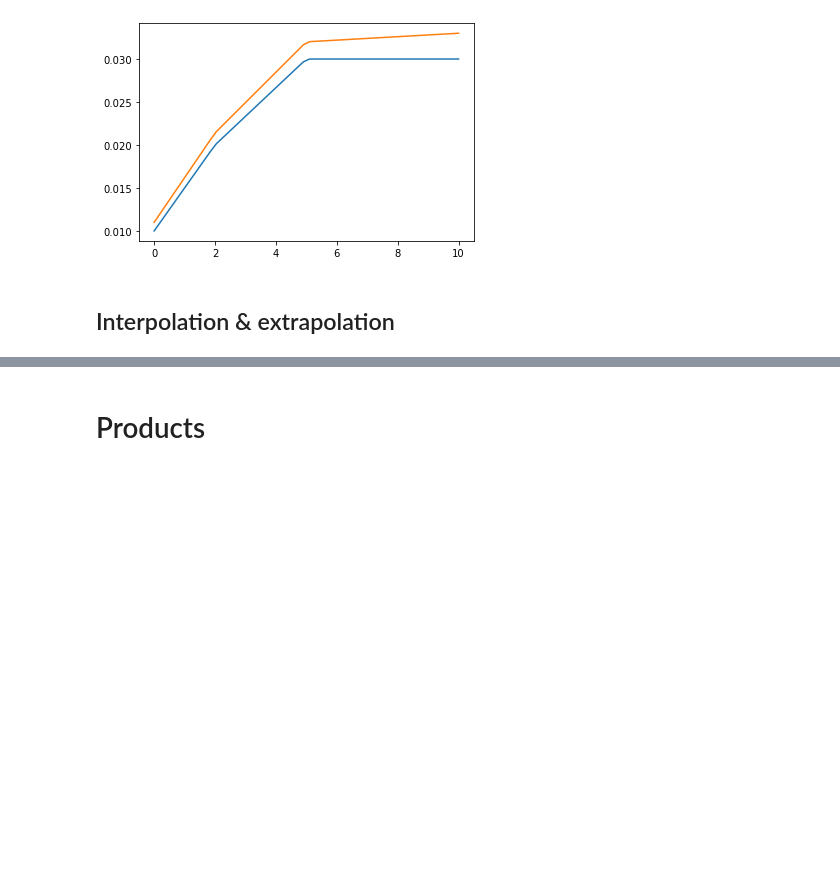
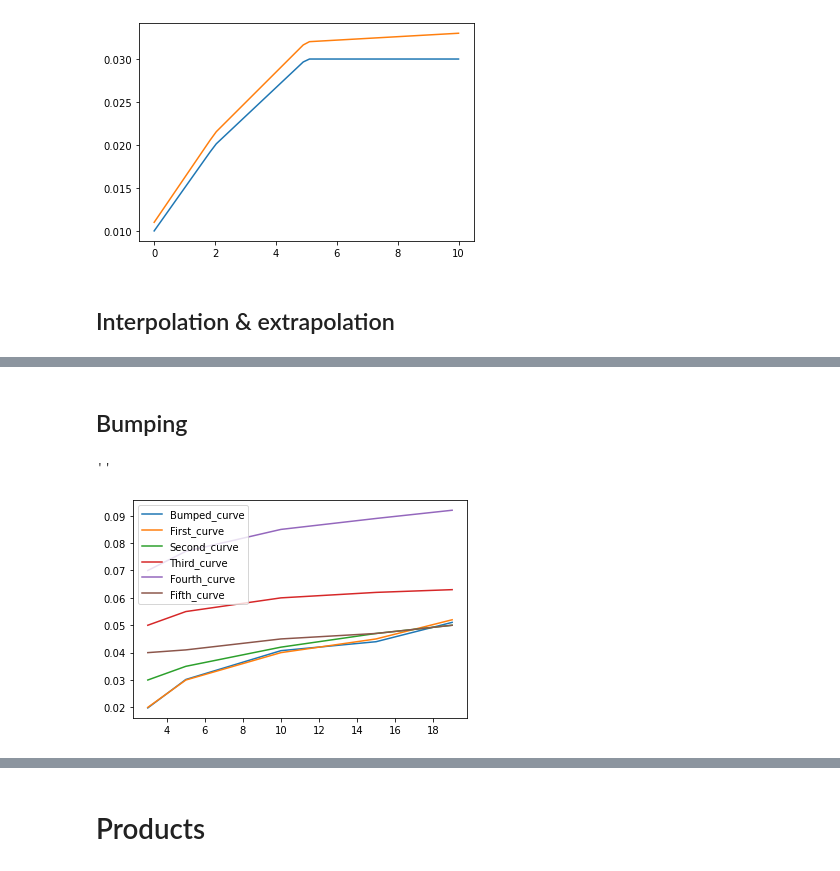
Before and after one commit to Center-for-Mathematical-Finance/cmf_rateslib, a Jupyter notebook: notebooks/Main.ipynb, the cells around one changed output, grey strips where cells are left out. Cells and saved outputs as stored; diff of their text form; code cells hidden in the pictures; blank space fills up the shorter version.

```diff
--- a/notebooks/Main.ipynb
+++ b/notebooks/Main.ipynb
@@ -99,0 +102,20 @@ plt.plot(t_all,rates_all)
+# %% [markdown]
+## Bumping
+# %%
+curve1 = ZeroCurve([3,5,10,15,19], [0.02, 0.03, 0.04,0.045,0.052], 'zero_rate','continuous',0)
+curve2 = ZeroCurve([3,5,10,15,19], [0.03, 0.035, 0.042,0.047,0.05], 'zero_rate','continuous',0)
+curve3 = ZeroCurve([3,5,10,15,19], [0.05, 0.055, 0.06,0.062,0.063], 'zero_rate','continuous',0)
+curve4 = ZeroCurve([3,5,10,15,19], [0.07, 0.077, 0.085,0.089,0.092], 'zero_rate','continuous',0)
+curve5 = ZeroCurve([3,5,10,15,19], [0.04, 0.041, 0.045,0.047,0.05], 'zero_rate','continuous',0)
+
+plt.plot(curve1._maturities,curve1.bump_pca(np.array([curve1._rates,curve2._rates,curve3._rates,curve4._rates,curve5._rates]).T, [0.02, 0.03, 0.04,0.045,0.052],[0,1,2,3,4]),
+        curve1._maturities,curve1._rates,
+        curve2._maturities,curve2._rates,
+        curve3._maturities,curve3._rates,
+        curve4._maturities,curve4._rates,
+        curve5._maturities,curve5._rates,)
+plt.legend(['Bumped_curve', 'First_curve', 'Second_curve', 'Third_curve', 'Fourth_curve', 'Fifth_curve'])
+;
+# %% [output]
+''
+[figure, added]
```
Also changed, not shown: parts of 10 cells of this notebook, 1 other file.
